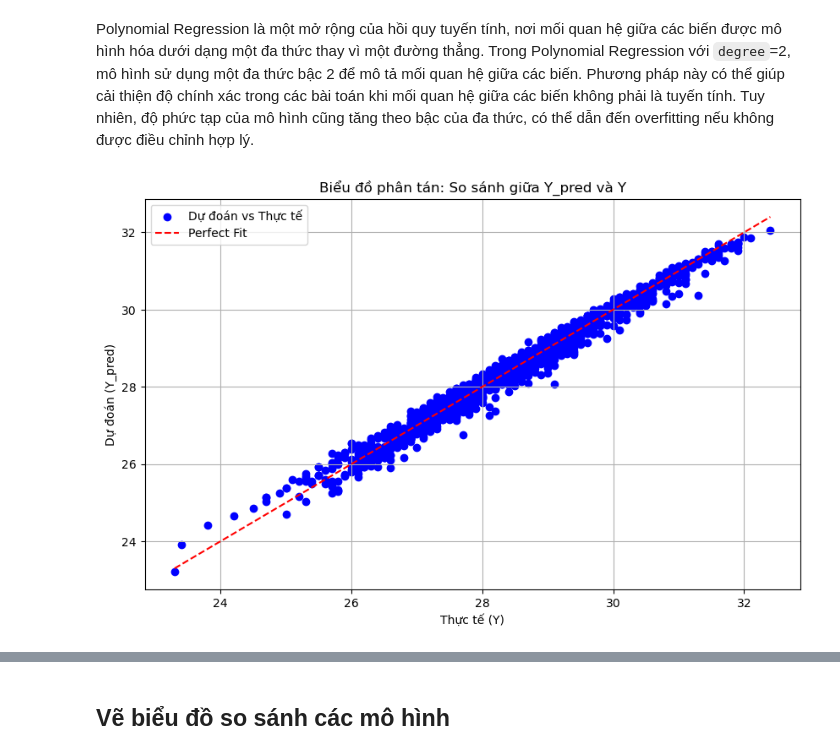
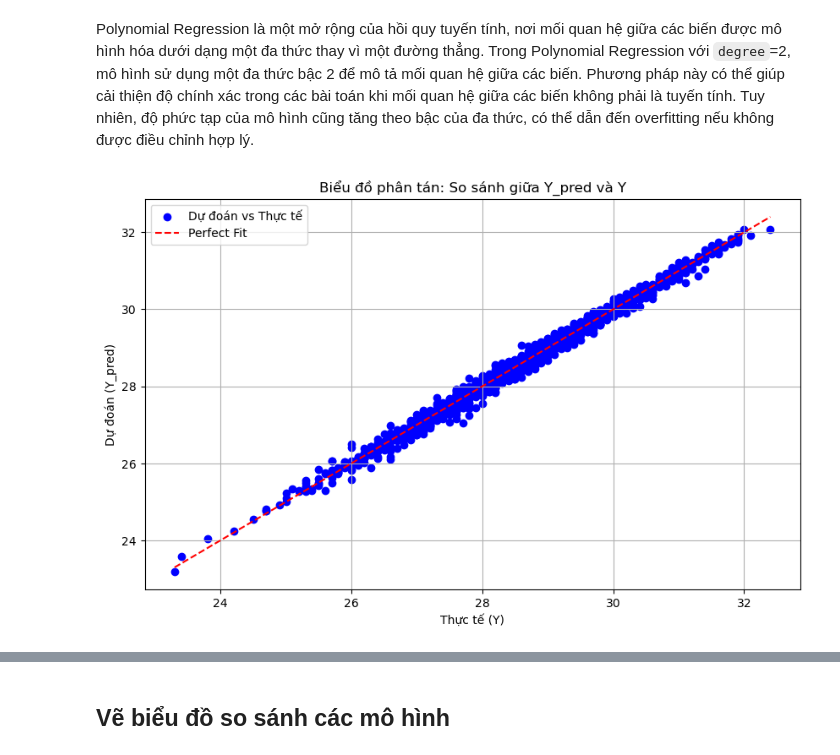
Before and after one commit to botbienn/Data-science-lab, a Jupyter notebook: Data-modelling-and-model-evaluation/notebook/Tra-loi-cau-3/Cau-3.ipynb, the cells around one changed output, grey strips where cells are left out. Cells and saved outputs as stored; diff of their text form; code cells hidden in the pictures.

Commit message:
fix graph

```diff
--- a/Data-modelling-and-model-evaluation/notebook/Tra-loi-cau-3/Cau-3.ipynb
+++ b/Data-modelling-and-model-evaluation/notebook/Tra-loi-cau-3/Cau-3.ipynb
@@ -160,19 +160,19 @@ benchmark['Mean MSE'].append(np.mean(mse_scores))
 benchmark['Mean R2'].append(np.mean(r2_scores))
 benchmark['Elapsed'].append(elapsed)
 # %%
-model.fit(X_normalized, Y)
-Y_pred = model.predict(X_normalized)
+model.fit(X_poly_normalized, Y)
+Y_pred = model.predict(X_poly_normalized)
 plt.figure(figsize=(10, 6))
 plt.scatter(Y, Y_pred, color='blue', label='Dự đoán vs Thực tế')
 plt.plot([min(Y), max(Y)], [min(Y), max(Y)], color='red', linestyle='--', label='Perfect Fit')
 plt.xlabel('Thực tế (Y)')
 plt.ylabel('Dự đoán (Y_pred)')
 plt.title('Biểu đồ phân tán: So sánh giữa Y_pred và Y')
 plt.legend()
 plt.grid(True)
 plt.show()
 # %% [output]
-[figure, old version]
+[figure, new version]
 # %%
 benchmark_df = pd.DataFrame(benchmark)
 benchmark_df
```
Also changed, not shown: parts of 3 cells of this notebook.
